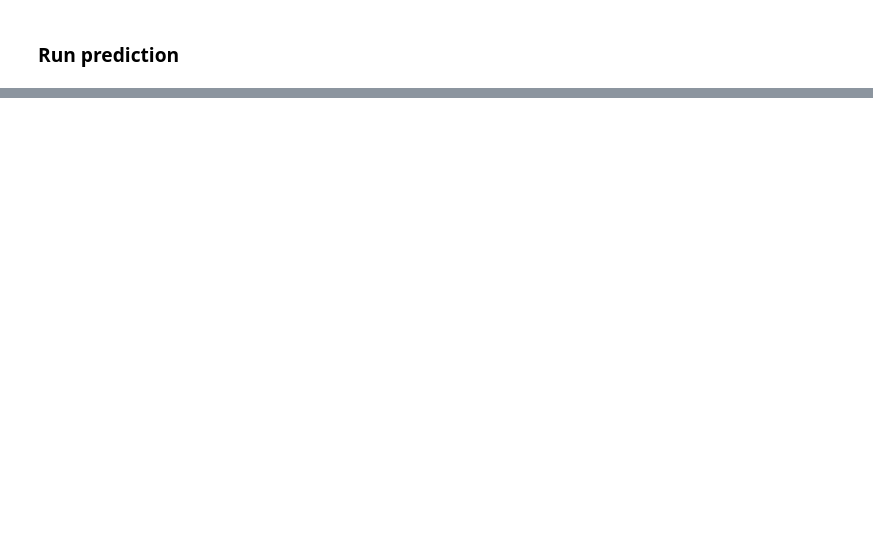
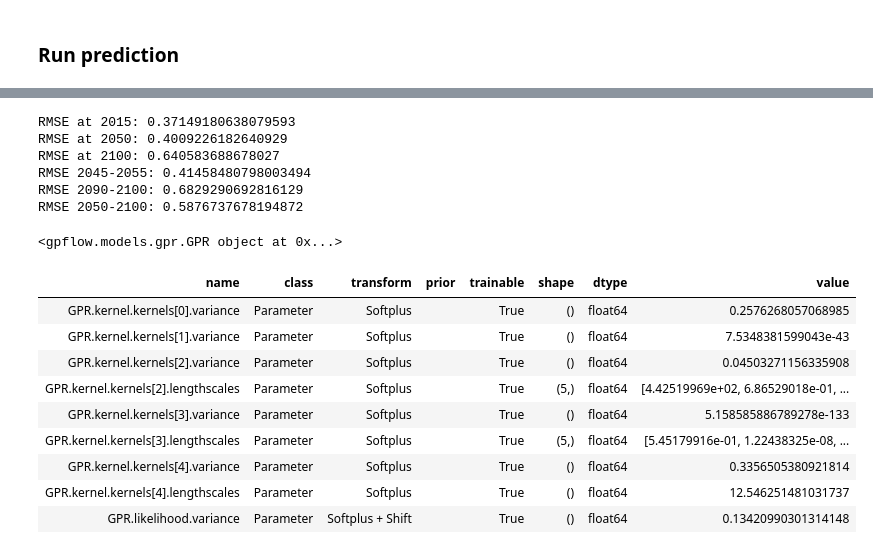
Before and after one commit to mauradewey/hackathon2021, a Jupyter notebook: NorESM_GP_model-gpflow-version.ipynb, the cells around one changed output, grey strips where cells are left out. Saved outputs shown, nothing was run; the diff lists cells and outputs as text; code cells hidden in the pictures; blank space fills up the shorter version.

Commit message:
created notebooks for 4 different models with new dataprocessing pipeline

```diff
--- a/NorESM_GP_model-gpflow-version.ipynb
+++ b/NorESM_GP_model-gpflow-version.ipynb
@@ -189,3 +198,20 @@ dtr_truth = test_Y["diurnal_temperature_range"].mean('member')
+# %%
+# standardize data
+standard_X_train = (X_train - X_train.mean()) / X_train.std()
+standard_X_test = (X_test - X_train.mean()) / X_train.std()
+
+y_train_tas_mean = y_train_tas.mean()
+y_train_tas_std = y_train_tas.std()
+
+log_y_train_dtf = np.log(y_train_dtf)
+log_y_train_dtf_mean = log_y_train_dtf.mean()
+log_y_train_dtf_std = log_y_train_dtf.std()
+y_train_dtf_mean = y_train_dtf.mean()
+y_train_dtf_std = y_train_dtf.std()
+
+standard_y_train_tas = (y_train_tas - y_train_tas_mean) / y_train_tas_std
+standard_y_train_dtf = (y_train_dtf - y_train_dtf_mean) / y_train_dtf_std
+standard_log_y_train_dtf = (log_y_train_dtf - log_y_train_dtf_mean) / log_y_train_dtf_std
 # %% [markdown]
 $$
 \sigma^2_{CO_2}k_{CO_2} + \sigma^2_{CH_4}k_{CH_4} + \sigma^2_{BC}k_{BC}\left(\frac{BC_i}{\ell_i}\right) + \sigma^2_{SO_2}k_{SO_2}\left(\frac{SO2_i}{\ell_i}\right) + \sigma^2_{CO2_5Y}k_{CO2_5Y}
@@ -199,13 +225,13 @@ With gpflow, we need to explicitely construct a kernel instance. This is the rea
 - `gpflow.kernels.Matern32` -> differentiable functions
 - `gpflow.kernels.RBF` -> infinitely smooth function
 # %%
-kernel_CO2 = gpflow.kernels.Matern32(active_dims=[0])
-kernel_CH4 = gpflow.kernels.Matern32(active_dims=[1])
+kernel_CO2 = gpflow.kernels.Linear(active_dims=[0])
+kernel_CH4 = gpflow.kernels.Linear(active_dims=[1])
 
-kernel_BC = gpflow.kernels.Matern12(lengthscales=5 * [1.], active_dims=[2, 3, 4, 5, 6])
-kernel_SO2 = gpflow.kernels.Matern12(lengthscales=5 * [1.], active_dims=[7, 8, 9, 10, 11])
+kernel_BC = gpflow.kernels.Matern32(lengthscales=5 * [1.], active_dims=[2, 3, 4, 5, 6])
+kernel_SO2 = gpflow.kernels.Matern32(lengthscales=5 * [1.], active_dims=[7, 8, 9, 10, 11])
 
-kernel_CO2_5Y = gpflow.kernels.Linear(active_dims=[12])
+kernel_CO2_5Y = gpflow.kernels.Matern32(active_dims=[12])
 
 kernel = kernel_CO2 + kernel_CH4 + kernel_BC + kernel_SO2 + kernel_CO2_5Y
 # %% [markdown]
@@ -214,7 +240,6 @@ This is easier than with GPytorch since a GP regression class already exists. We
 
 gpflow takes care for you of modelling each output dimension as an independent GP with shared kernel.
 # %%
-model = gpflow.models.GPR(data=(X_train.astype(np.float64)[:100],
-                                y_train_tas.astype(np.float64)[:100]),
-                          kernel=kernel,
-                          noise_variance=tf.constant(1., dtype=tf.float64))
+model = gpflow.models.GPR(data=(standard_X_train.astype(np.float64)[:100],
+                                standard_y_train_tas.astype(np.float64)[:100]),
+                          kernel=kernel)
@@ -286,0 +299,45 @@ RMSE at 2100: 2.7416277119516397
+# %%
+def get_rmse(truth, pred):
+    weights = np.cos(np.deg2rad(truth.lat))
+    return np.sqrt(((truth-pred)**2).weighted(weights).mean(['lat', 'lon'])).data
+
+print(f"RMSE at 2015: {get_rmse(tas_truth[0], m_tas_data[0])}")
+print(f"RMSE at 2050: {get_rmse(tas_truth[35], m_tas_data[35])}")
+print(f"RMSE at 2100: {get_rmse(tas_truth[85], m_tas_data[85])}")
+print(f"RMSE 2045-2055: {get_rmse(tas_truth[30:40], m_tas_data[30:40]).mean()}")
+print(f"RMSE 2090-2100: {get_rmse(tas_truth[75:], m_tas_data[75:]).mean()}")
+print(f"RMSE 2050-2100: {get_rmse(tas_truth[35:], m_tas_data[35:]).mean()}")
+
+
+
+# def get_rmse(truth, pred):
+#     weights = np.cos(np.deg2rad(truth.lat))
+#     return np.sqrt(((truth-pred)**2).weighted(weights).mean(['lat', 'lon'])).data
+
+# print(f"RMSE at 2015: {get_rmse(dtr_truth[0], m_dtf_data[0])}")
+# print(f"RMSE at 2050: {get_rmse(dtr_truth[35], m_dtf_data[35])}")
+# print(f"RMSE at 2100: {get_rmse(dtr_truth[85], m_dtf_data[85])}")
+# print(f"RMSE 2045-2055: {get_rmse(dtr_truth[30:40], m_dtf_data[30:40]).mean()}")
+# print(f"RMSE 2090-2100: {get_rmse(dtr_truth[75:], m_dtf_data[75:]).mean()}")
+# print(f"RMSE 2050-2100: {get_rmse(dtr_truth[35:], m_dtf_data[35:]).mean()}")
+# %% [output]
+RMSE at 2015: 0.37149180638079593
+RMSE at 2050: 0.4009226182640929
+RMSE at 2100: 0.640583688678027
+RMSE 2045-2055: 0.41458480798003494
+RMSE 2090-2100: 0.6829290692816129
+RMSE 2050-2100: 0.5876737678194872
+# %%
+model
+# %% [output]
+<gpflow.models.gpr.GPR object at 0x...>
+| name | class | transform | prior | trainable | shape | dtype | value |
+| GPR.kernel.kernels[0].variance | Parameter | Softplus |  | True | () | float64 | 0.2576268057068985 |
+| GPR.kernel.kernels[1].variance | Parameter | Softplus |  | True | () | float64 | 7.5348381599043e-43 |
+| GPR.kernel.kernels[2].variance | Parameter | Softplus |  | True | () | float64 | 0.04503271156335908 |
+| GPR.kernel.kernels[2].lengthscales | Parameter | Softplus |  | True | (5,) | float64 | [4.42519969e+02, 6.86529018e-01, ... |
+| GPR.kernel.kernels[3].variance | Parameter | Softplus |  | True | () | float64 | 5.158585886789278e-133 |
+| GPR.kernel.kernels[3].lengthscales | Parameter | Softplus |  | True | (5,) | float64 | [5.45179916e-01, 1.22438325e-08, ... |
+| GPR.kernel.kernels[4].variance | Parameter | Softplus |  | True | () | float64 | 0.3356505380921814 |
+| GPR.kernel.kernels[4].lengthscales | Parameter | Softplus |  | True | () | float64 | 12.546251481031737 |
+| GPR.likelihood.variance | Parameter | Softplus + Shift |  | True | () | float64 | 0.13420990301314148 |
```
Also changed, not shown: parts of 12 cells of this notebook, 7 other files.
